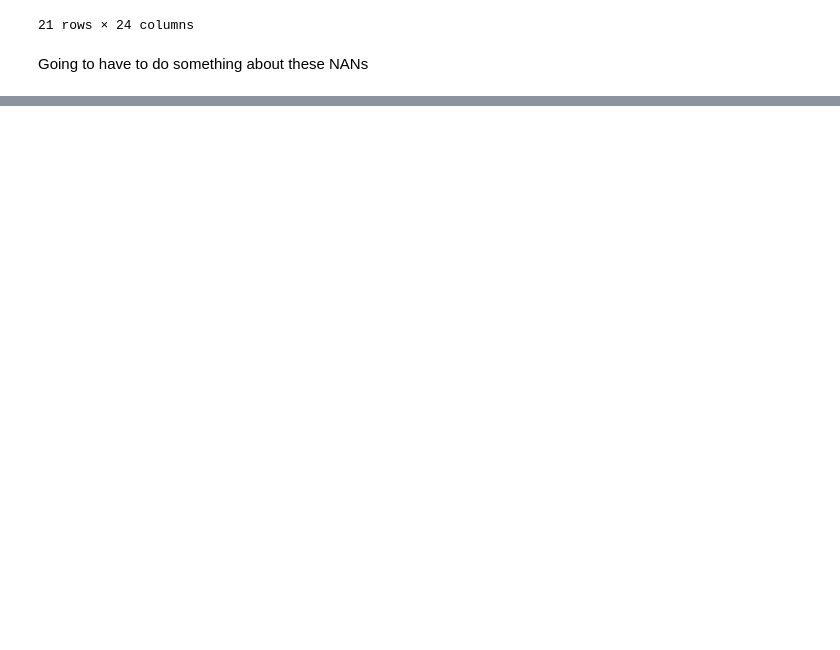
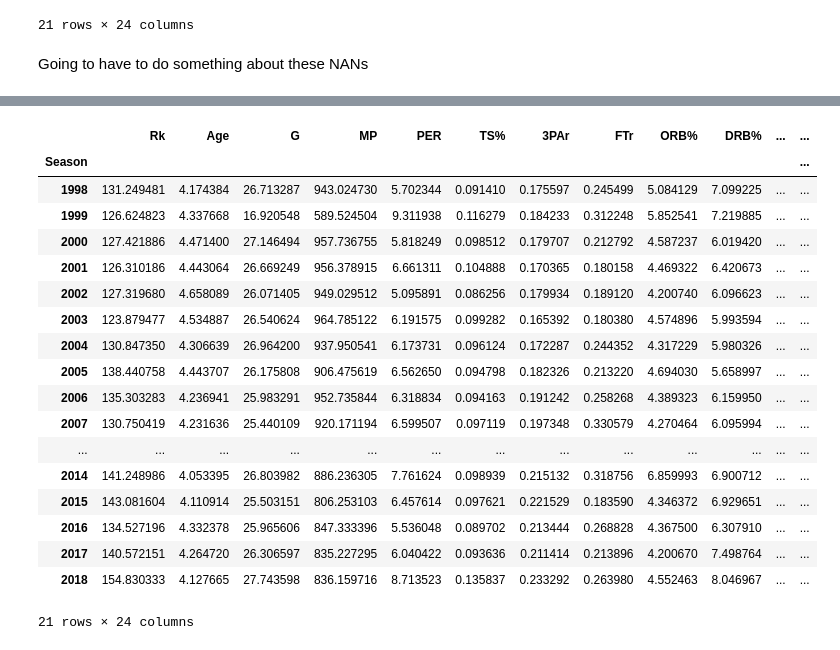
Before and after one commit to KirkAVoss/kv-capstone, a Jupyter notebook: NBAwinshare/notebooks/EDA_and_read_in_functionality.ipynb, the cells around one changed output, grey strips where cells are left out. Saved outputs shown, nothing was run; the diff lists cells and outputs as text; code cells hidden in the pictures; blank space fills up the shorter version.

```diff
--- a/NBAwinshare/notebooks/EDA_and_read_in_functionality.ipynb
+++ b/NBAwinshare/notebooks/EDA_and_read_in_functionality.ipynb
@@ -159,7 +159,7 @@ def read_all_advanced(pathtodir):
     #get a list of dataframes, one for every file
     dataframes = [read_advanced_season_stats(pathtodir + '/' + file) for file in files]
     #assemble the dataframes together, and return them.
-    return pd.concat(dataframes)
+    return pd.concat(dataframes).sort_values(['Season', 'Player'], ascending=[True, True])
 # %%
 def read_all_pergame(pathtodir):
     '''
@@ -239,0 +375,22 @@ ParserError: Error tokenizing data. C error: Expected 1 fields in line 13, saw 4
+# %%
+advanced.groupby('Season').std()
+# %% [output]
+|  | Rk | Age | G | MP | PER | TS% | 3PAr | FTr | ORB% | DRB% | ... | ... |
+| Season |  |  |  |  |  |  |  |  |  |  |  | ... |
+| 1998 | 131.249481 | 4.174384 | 26.713287 | 943.024730 | 5.702344 | 0.091410 | 0.175597 | 0.245499 | 5.084129 | 7.099225 | ... | ... |
+| 1999 | 126.624823 | 4.337668 | 16.920548 | 589.524504 | 9.311938 | 0.116279 | 0.184233 | 0.312248 | 5.852541 | 7.219885 | ... | ... |
+| 2000 | 127.421886 | 4.471400 | 27.146494 | 957.736755 | 5.818249 | 0.098512 | 0.179707 | 0.212792 | 4.587237 | 6.019420 | ... | ... |
+| 2001 | 126.310186 | 4.443064 | 26.669249 | 956.378915 | 6.661311 | 0.104888 | 0.170365 | 0.180158 | 4.469322 | 6.420673 | ... | ... |
+| 2002 | 127.319680 | 4.658089 | 26.071405 | 949.029512 | 5.095891 | 0.086256 | 0.179934 | 0.189120 | 4.200740 | 6.096623 | ... | ... |
+| 2003 | 123.879477 | 4.534887 | 26.540624 | 964.785122 | 6.191575 | 0.099282 | 0.165392 | 0.180380 | 4.574896 | 5.993594 | ... | ... |
+| 2004 | 130.847350 | 4.306639 | 26.964200 | 937.950541 | 6.173731 | 0.096124 | 0.172287 | 0.244352 | 4.317229 | 5.980326 | ... | ... |
+| 2005 | 138.440758 | 4.443707 | 26.175808 | 906.475619 | 6.562650 | 0.094798 | 0.182326 | 0.213220 | 4.694030 | 5.658997 | ... | ... |
+| 2006 | 135.303283 | 4.236941 | 25.983291 | 952.735844 | 6.318834 | 0.094163 | 0.191242 | 0.258268 | 4.389323 | 6.159950 | ... | ... |
+| 2007 | 130.750419 | 4.231636 | 25.440109 | 920.171194 | 6.599507 | 0.097119 | 0.197348 | 0.330579 | 4.270464 | 6.095994 | ... | ... |
+| ... | ... | ... | ... | ... | ... | ... | ... | ... | ... | ... | ... | ... |
+| 2014 | 141.248986 | 4.053395 | 26.803982 | 886.236305 | 7.761624 | 0.098939 | 0.215132 | 0.318756 | 6.859993 | 6.900712 | ... | ... |
+| 2015 | 143.081604 | 4.110914 | 25.503151 | 806.253103 | 6.457614 | 0.097621 | 0.221529 | 0.183590 | 4.346372 | 6.929651 | ... | ... |
+| 2016 | 134.527196 | 4.332378 | 25.965606 | 847.333396 | 5.536048 | 0.089702 | 0.213444 | 0.268828 | 4.367500 | 6.307910 | ... | ... |
+| 2017 | 140.572151 | 4.264720 | 26.306597 | 835.227295 | 6.040422 | 0.093636 | 0.211414 | 0.213896 | 4.200670 | 7.498764 | ... | ... |
+| 2018 | 154.830333 | 4.127665 | 27.743598 | 836.159716 | 8.713523 | 0.135837 | 0.233292 | 0.263980 | 4.552463 | 8.046967 | ... | ... |
+21 rows × 24 columns
```
Also changed, not shown: parts of 19 cells of this notebook, 3 other files.
